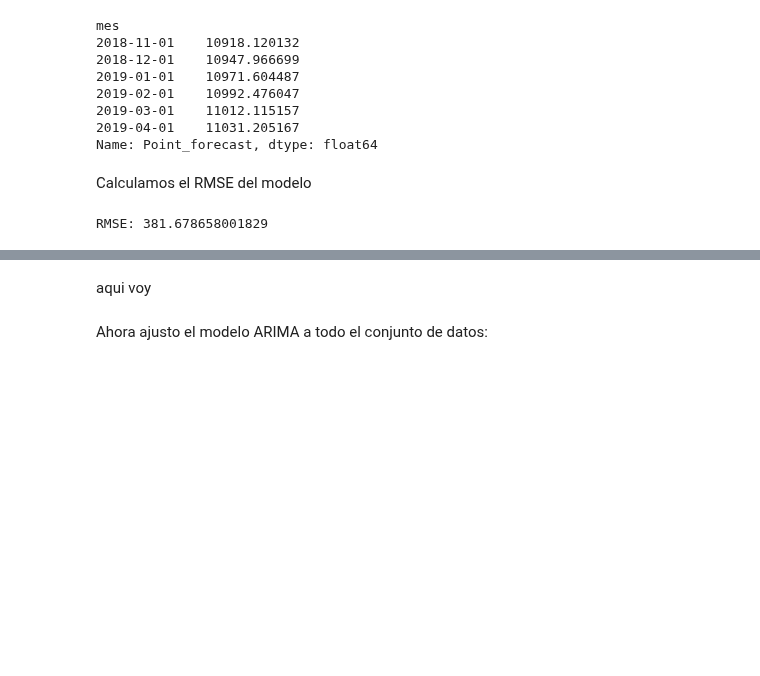
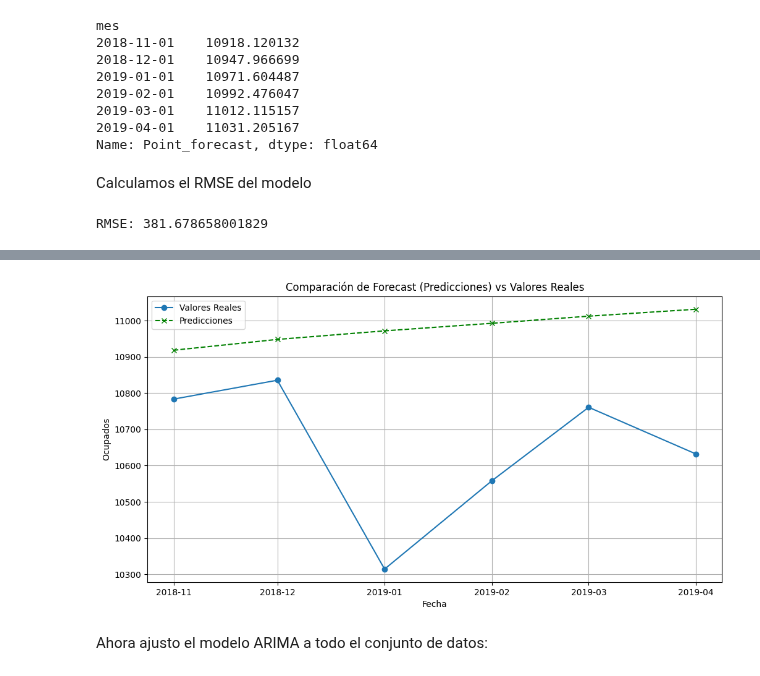
Before and after one commit to alfa7g7/Fundamentos-analitica-II, a Jupyter notebook: Clase 3/fundamentos_analítica_clase3_tarea.ipynb, the cells around one changed output, grey strips where cells are left out. Cells and saved outputs as stored; diff of their text form; code cells hidden in the pictures; blank space fills up the shorter version.

```diff
--- a/Clase 3/fundamentos_analítica_clase3_tarea.ipynb
+++ b/Clase 3/fundamentos_analítica_clase3_tarea.ipynb
@@ -441,5 +446,16 @@ plt.show()
-# %% [markdown]
-aqui voy
+# %%
+# Crear un gráfico de las predicciones y los valores reales
+plt.figure(figsize=(12, 6))
+plt.plot(data_test.index, data_test["Ocupados"], label="Valores Reales",  marker='o')
+plt.plot(data_test.index, preds.Point_forecast, label="Predicciones", marker='x', color='green', linestyle='--')
+plt.title("Comparación de Forecast (Predicciones) vs Valores Reales")
+plt.xlabel("Fecha")
+plt.ylabel("Ocupados")
+plt.legend()
+plt.grid(True)
+plt.show()
+# %% [output]
+[figure, added]
 # %% [markdown]
 Ahora ajusto el modelo ARIMA a todo el conjunto de datos:
 # %%
```
Also changed, not shown: parts of 13 cells of this notebook.
